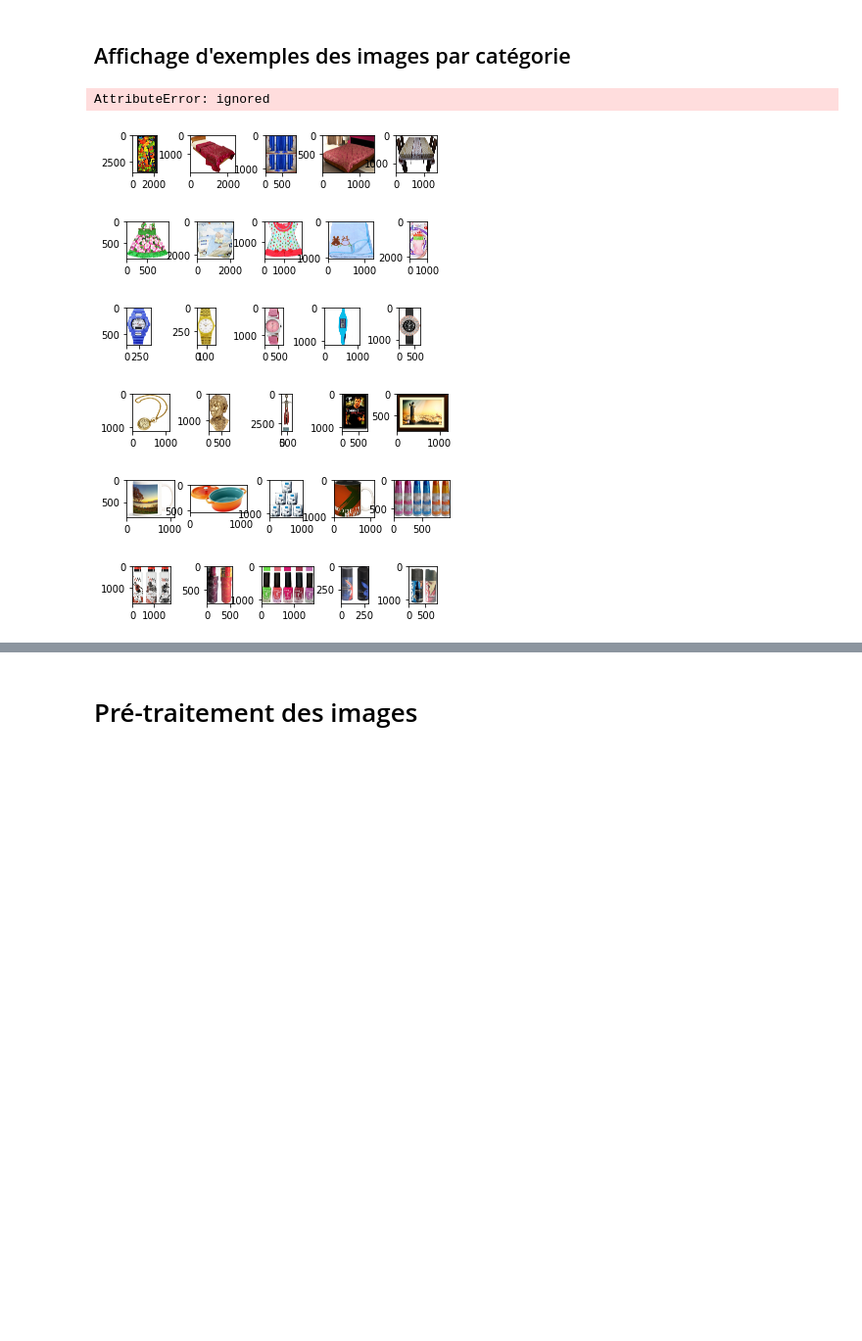
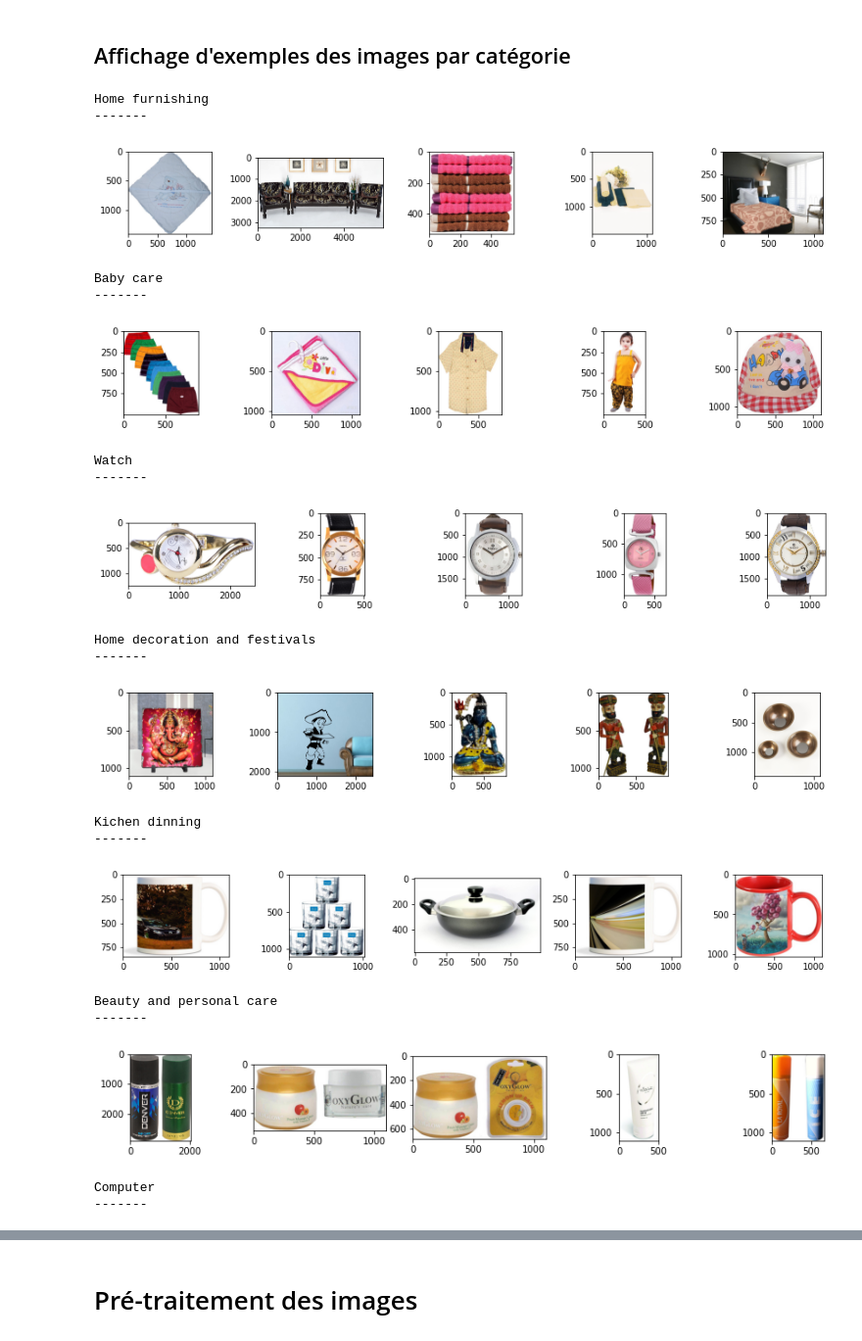
Before and after one commit to AbdulmagedALKHULAIFI/Automatic-classifer-consumer-goods, a Jupyter notebook: p6_2_IMG.ipynb, the cells around one changed output, grey strips where cells are left out. Shown at 98% size. Cells and saved outputs as stored; diff of their text form; code cells hidden in the pictures; blank space fills up the shorter version.

Commit message:
Added category to the example images and fixed the size of the images

```diff
--- a/p6_2_IMG.ipynb
+++ b/p6_2_IMG.ipynb
@@ -180,38 +171,58 @@ list_computers = list_images("Computers ")
 # %% [markdown]
 ## Affichage d'exemples des images par catégorie
-# %%
-
-for key,value in globals().iteritems():
-  if type(value) == list and value == list_watches:
-    print(key)
-print(my_var_name)
-# %% [output]
-AttributeError: ignored
 # %%
-list_labels = [list_home_furnishing ,list_baby_care,
-list_watches,
-list_home_decor_festive ,
-list_kitchen_dining ,
-list_beauty_personal_care ,
-list_computers]
 
-lists_names = ['']
+# creating a new dictionary
+labels_dictionary ={
+    "Home furnishing": list_home_furnishing ,
+    "Baby care " : list_baby_care,
+    "Watch" : list_watches,
+    "Home decoration and festivals" : list_home_decor_festive ,
+    "Kichen dinning" : list_kitchen_dining ,
+    "Beauty and personal care " : list_beauty_personal_care ,
+    "Computer" : list_computers}
 
-for category in list_labels :
-    # print(name)
+# list out keys and values separately
+key_list = list(labels_dictionary.keys())
+val_list = list(labels_dictionary.values())
+
+# print(key_list[0])
+
+category_name_indice = 0
+
+for category in val_list :
+
+    print(key_list[category_name_indice])
     max_number_images_categories = len(category)-1
-    # print("-------")
+    print("-------")
     for i in range(5):
         plt.subplot(5,5,i+1)
         random_photo = random.randint(1, max_number_images_categories)
         filename = category.item(random_photo)
         image = imread(filename)
         plt.imshow(image)
+
+    category_name_indice = category_name_indice + 1
+    plt.gcf().set_size_inches(15, 10)
     plt.show()
 # %% [output]
+Home furnishing
+-------
-[figure, old version]
+[figure, new version]
+Baby care
+-------
-[figure, old version]
+[figure, new version]
+Watch
+-------
-[figure, old version]
+[figure, new version]
+Home decoration and festivals
+-------
-[figure, old version]
+[figure, new version]
+Kichen dinning
+-------
-[figure, old version]
+[figure, new version]
+Beauty and personal care
+-------
-[figure, old version]
+[figure, new version]
+Computer
+-------
```
Also changed, not shown: parts of 4 cells of this notebook.
